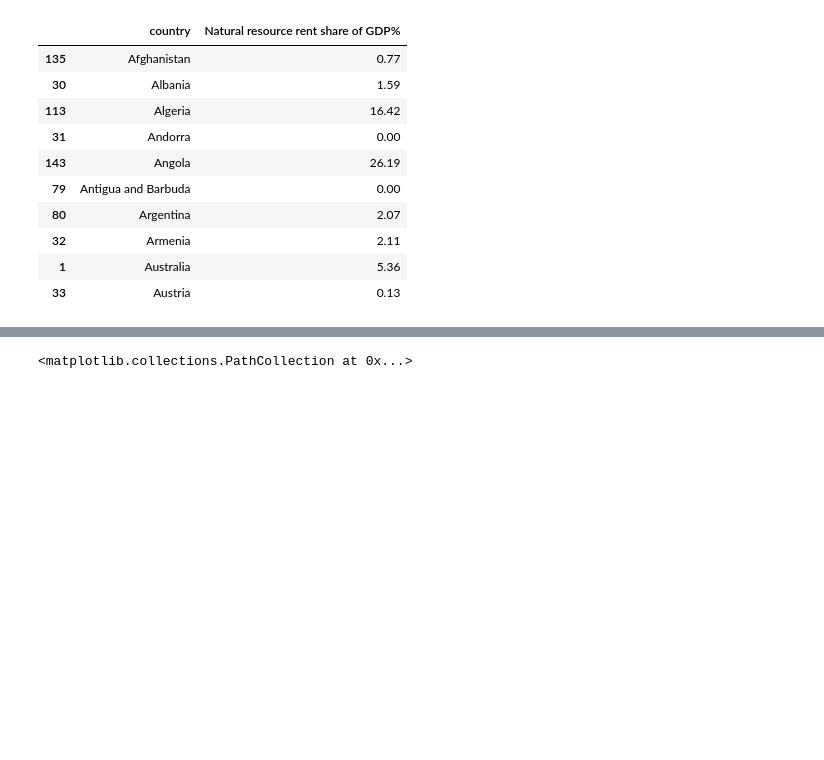
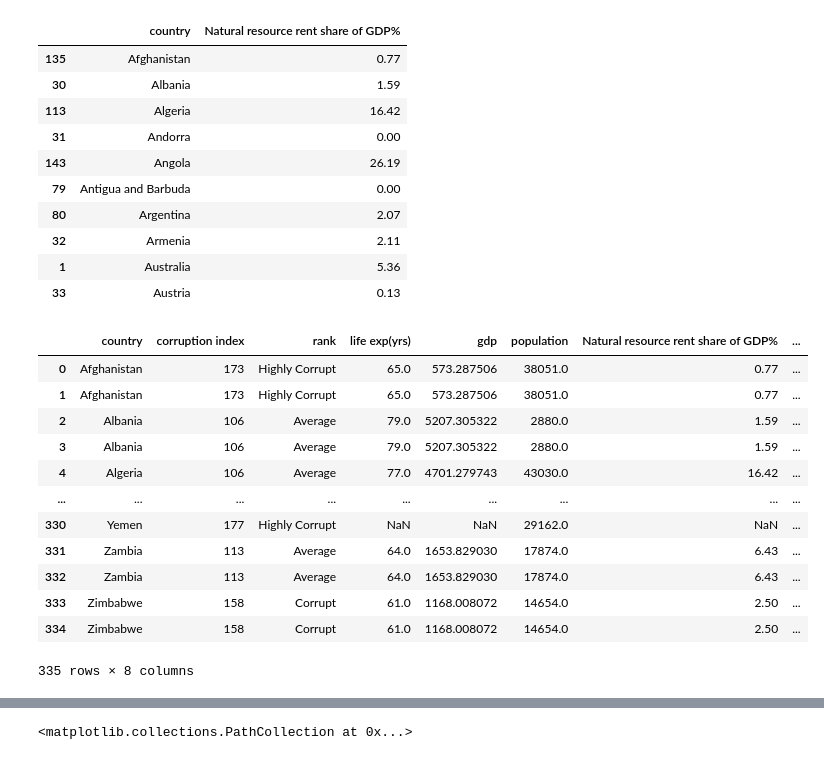
Before and after one commit to harunaisha/Repos, a Jupyter notebook: UCD project.ipynb, the cells around one changed output, grey strips where cells are left out. Cells and saved outputs as stored; diff of their text form; code cells hidden in the pictures; blank space fills up the shorter version.

Commit message:
merged food prod

```diff
--- a/UCD project.ipynb
+++ b/UCD project.ipynb
@@ -161,13 +159,33 @@ Nat_res2.head(10)
 | 32 | Armenia | 2.11 |
 | 1 | Australia | 5.36 |
 | 33 | Austria | 0.13 |
+# %%
+#Data importation (food production)
+food_prod = pd.read_csv(r'C:\Users\harun\Desktop\Data\Food_prod.csv')
 # %%
 #Merging dataframes Corruption and life expecatncy
 corruption_merged = corruption_final.merge(life_exp_final,how = 'left')
 
 new_df = corruption_merged.merge(GDP_final, how = 'left')
 
 new_df1 = new_df.merge(population_sorted1, how = 'left')
 
 new_df2 = new_df1.merge(Nat_res2, how = 'left')
+
+new_df3 = new_df2.merge(food_prod, how = 'left')
+new_df3
+# %% [output]
+|  | country | corruption index | rank | life exp(yrs) | gdp | population | Natural resource rent share of GDP% | ... |
+| 0 | Afghanistan | 173 | Highly Corrupt | 65.0 | 573.287506 | 38051.0 | 0.77 | ... |
+| 1 | Afghanistan | 173 | Highly Corrupt | 65.0 | 573.287506 | 38051.0 | 0.77 | ... |
+| 2 | Albania | 106 | Average | 79.0 | 5207.305322 | 2880.0 | 1.59 | ... |
+| 3 | Albania | 106 | Average | 79.0 | 5207.305322 | 2880.0 | 1.59 | ... |
+| 4 | Algeria | 106 | Average | 77.0 | 4701.279743 | 43030.0 | 16.42 | ... |
+| ... | ... | ... | ... | ... | ... | ... | ... | ... |
+| 330 | Yemen | 177 | Highly Corrupt | NaN | NaN | 29162.0 | NaN | ... |
+| 331 | Zambia | 113 | Average | 64.0 | 1653.829030 | 17874.0 | 6.43 | ... |
+| 332 | Zambia | 113 | Average | 64.0 | 1653.829030 | 17874.0 | 6.43 | ... |
+| 333 | Zimbabwe | 158 | Corrupt | 61.0 | 1168.008072 | 14654.0 | 2.50 | ... |
+| 334 | Zimbabwe | 158 | Corrupt | 61.0 | 1168.008072 | 14654.0 | 2.50 | ... |
+335 rows × 8 columns
 # %%
```
Also changed, not shown: parts of 5 cells of this notebook.
